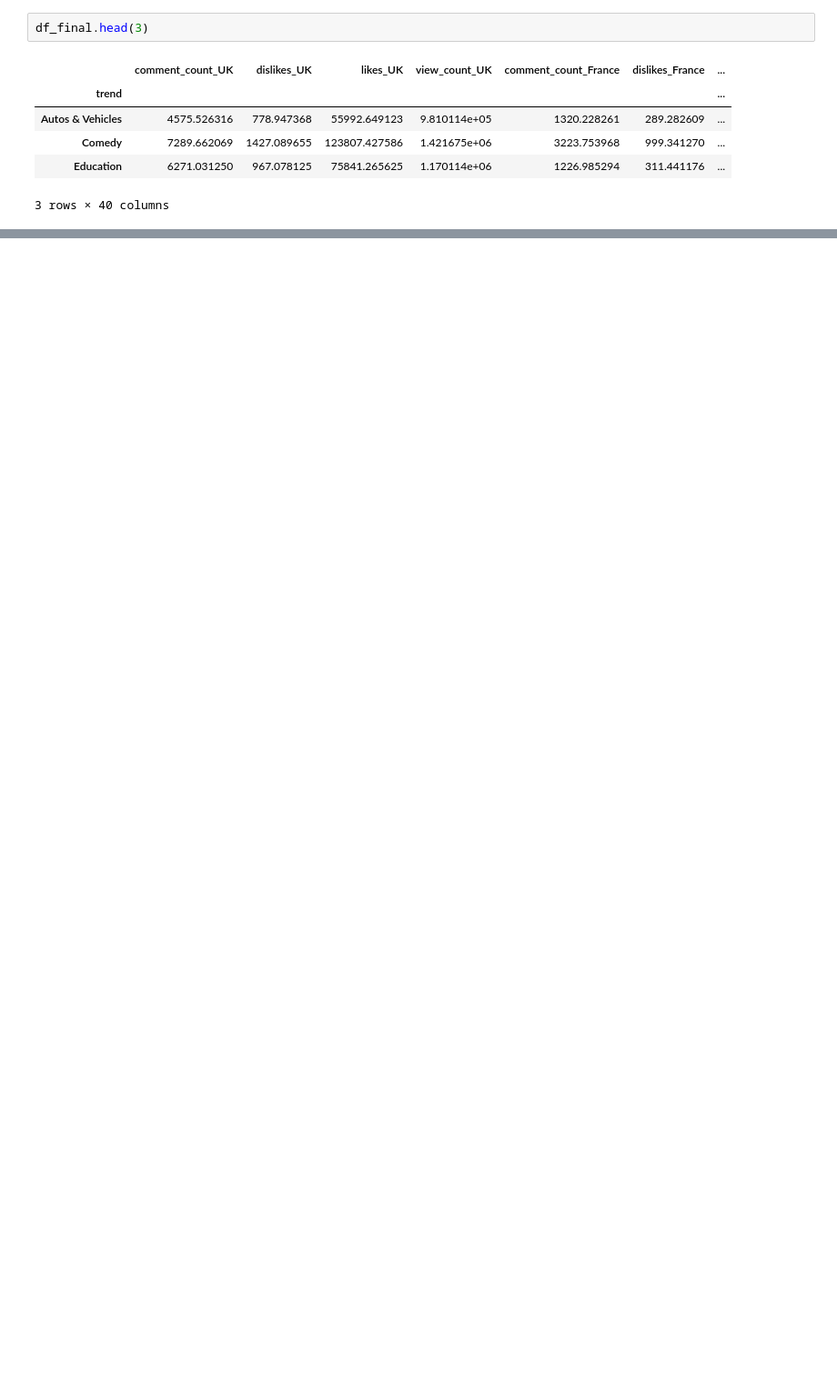
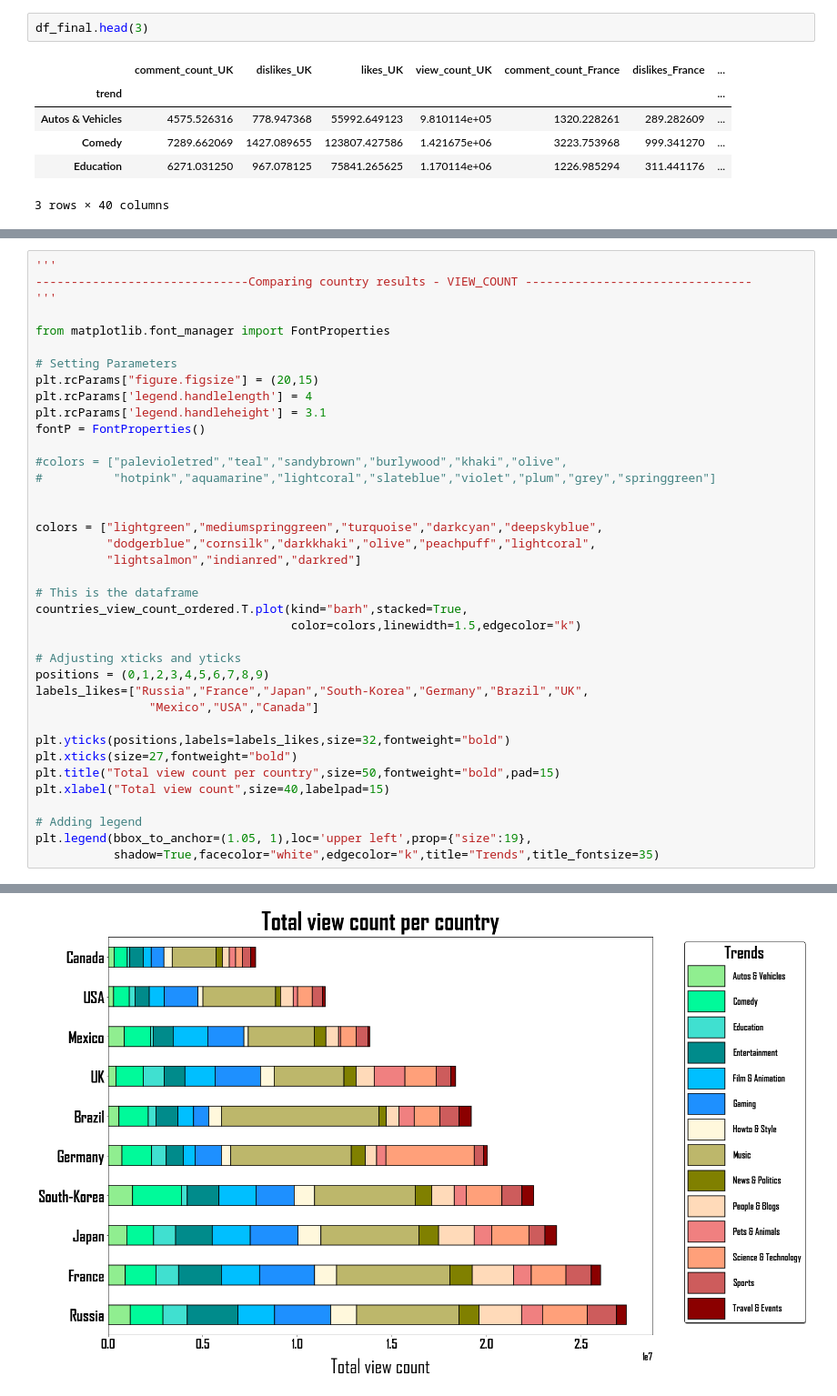
Before and after one commit to gorkemguneser/Youtube-Trending-Videos-Statistical-Analysis, a Jupyter notebook: code/gorkem.ipynb, the cells around one changed output, grey strips where cells are left out. Shown at 91% size. Cells and saved outputs as stored; diff of their text form; blank space fills up the shorter version.

```diff
--- a/code/gorkem.ipynb
+++ b/code/gorkem.ipynb
@@ -717,0 +708,39 @@ tbc
+# %%
+'''
+------------------------------Comparing country results - VIEW_COUNT --------------------------------
+'''
+
+from matplotlib.font_manager import FontProperties
+
+# Setting Parameters
+plt.rcParams["figure.figsize"] = (20,15)
+plt.rcParams['legend.handlelength'] = 4
+plt.rcParams['legend.handleheight'] = 3.1
+fontP = FontProperties()
+
+#colors = ["palevioletred","teal","sandybrown","burlywood","khaki","olive",
+#          "hotpink","aquamarine","lightcoral","slateblue","violet","plum","grey","springgreen"]
+
+
+colors = ["lightgreen","mediumspringgreen","turquoise","darkcyan","deepskyblue",
+          "dodgerblue","cornsilk","darkkhaki","olive","peachpuff","lightcoral",
+          "lightsalmon","indianred","darkred"]
+
+# This is the dataframe
+countries_view_count_ordered.T.plot(kind="barh",stacked=True,
+                                    color=colors,linewidth=1.5,edgecolor="k")
+
+# Adjusting xticks and yticks
+positions = (0,1,2,3,4,5,6,7,8,9)
+labels_likes=["Russia","France","Japan","South-Korea","Germany","Brazil","UK",
+                "Mexico","USA","Canada"]
+
+plt.yticks(positions,labels=labels_likes,size=32,fontweight="bold")
+plt.xticks(size=27,fontweight="bold")
+plt.title("Total view count per country",size=50,fontweight="bold",pad=15)
+plt.xlabel("Total view count",size=40,labelpad=15)
+
+# Adding legend
+plt.legend(bbox_to_anchor=(1.05, 1),loc='upper left',prop={"size":19},
+           shadow=True,facecolor="white",edgecolor="k",title="Trends",title_fontsize=35)
+# %% [output]
@@ -717,0 +748 @@ tbc
+[figure, added]
```
Also changed, not shown: parts of 39 cells of this notebook.
